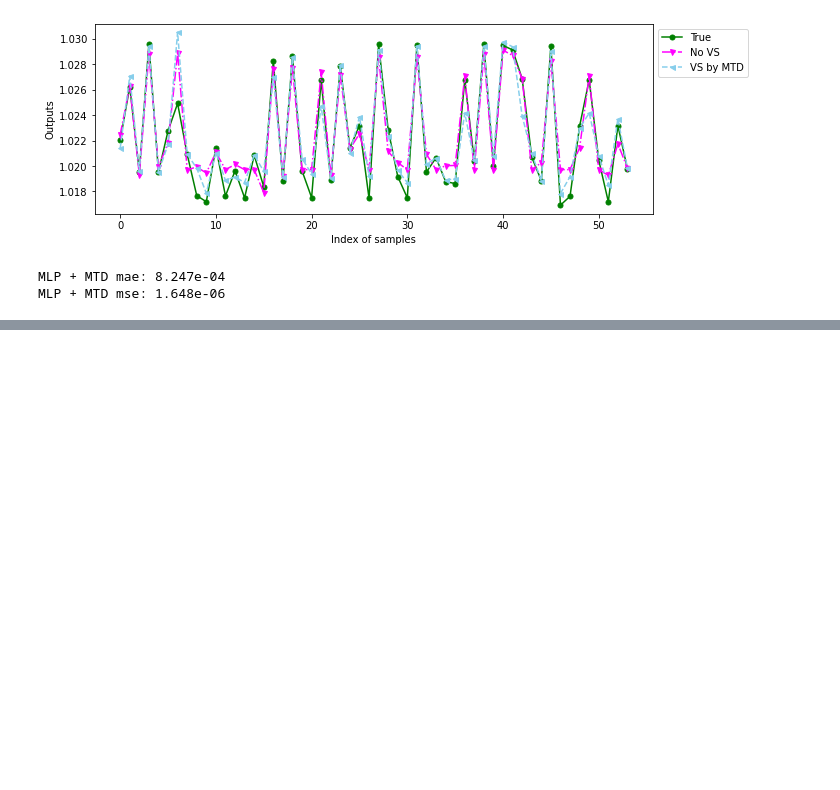
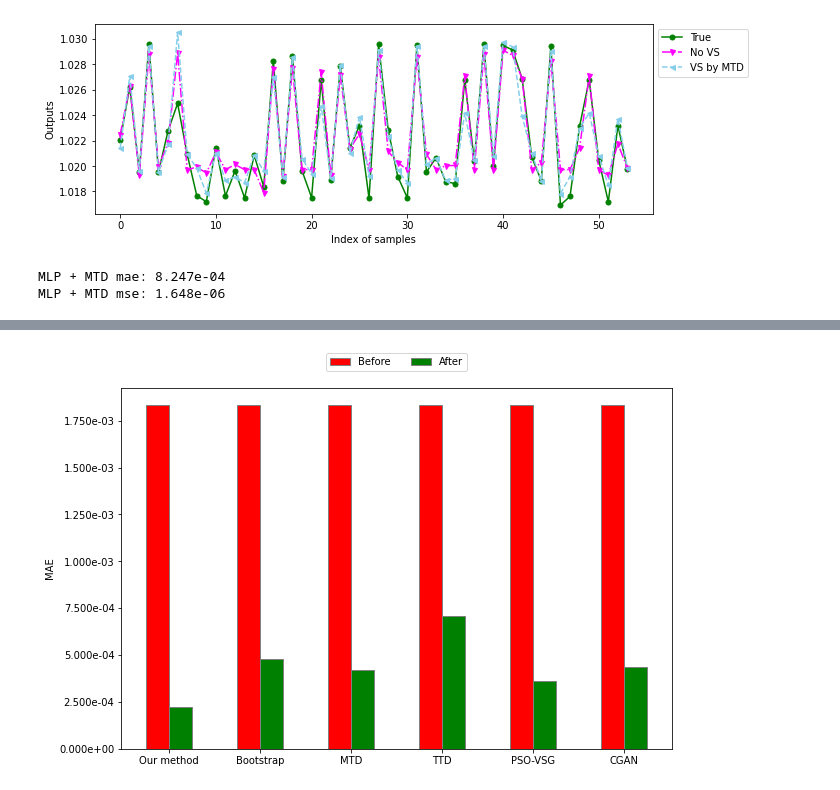
Before and after one commit to zhongsheng-chen/RegCGAN, a Jupyter notebook: notebook/run_hdpe_mlp_diff_vs.ipynb, the cells around one changed output, grey strips where cells are left out. Saved outputs shown, nothing was run; the diff lists cells and outputs as text; code cells hidden in the pictures; blank space fills up the shorter version.

```diff
--- a/notebook/run_hdpe_mlp_diff_vs.ipynb
+++ b/notebook/run_hdpe_mlp_diff_vs.ipynb
@@ -314,0 +380,34 @@ plotting.plot_mlp_ypred(y_true, y_pred_baseline, y_pred_cvt,
+# %%
+import numpy as np
+import matplotlib.pyplot as plt
+from matplotlib.ticker import LinearLocator, FormatStrFormatter
+# set width of bar
+bar_width = 0.25
+
+fig, ax = plt.subplots(figsize =(9, 6))
+
+# set height of bar
+mae_before = [1.835E-03, 1.835E-03, 1.835E-03, 1.835E-03, 1.835E-03, 1.835E-03]
+mae_after = [2.240E-04, 4.781E-04, 4.192E-04, 7.083E-04, 3.595E-04, 4.378E-04]
+
+# Set position of bar on X axis
+br1 = np.arange(len(mae_after))
+br2 = [x + bar_width for x in br1]
+
+# Make the plot
+ax.bar(br1, mae_before, color='r', width=bar_width, edgecolor='grey', label='Before')
+ax.bar(br2, mae_after, color='g', width=bar_width, edgecolor='grey', label='After')
+
+labels = ['Our method', 'Bootstrap', 'MTD', 'TTD', 'PSO-VSG', 'CGAN']
+ax.set_ylabel('MAE')
+ax.set_xticks(br1 + bar_width / 2)
+ax.set_xticklabels(labels)
+ax.yaxis.set_major_formatter(FormatStrFormatter(r'%.03e'))
+# ax1.set_ylim(0, 2.000E-3)
+ax.legend(bbox_to_anchor=(0., 1.02, 1., .102), loc='center', ncol=2)
+
+plt.savefig(f"{fig_dir}/{basename(fig_dir)}_mae_comparison_different_vsg.jpeg", bbox_inches='tight', dpi=300)
+fig.tight_layout()
+plt.show()
+# %% [output]
+[figure, added]
```
Also changed, not shown: parts of 6 cells of this notebook, 3 other files.
